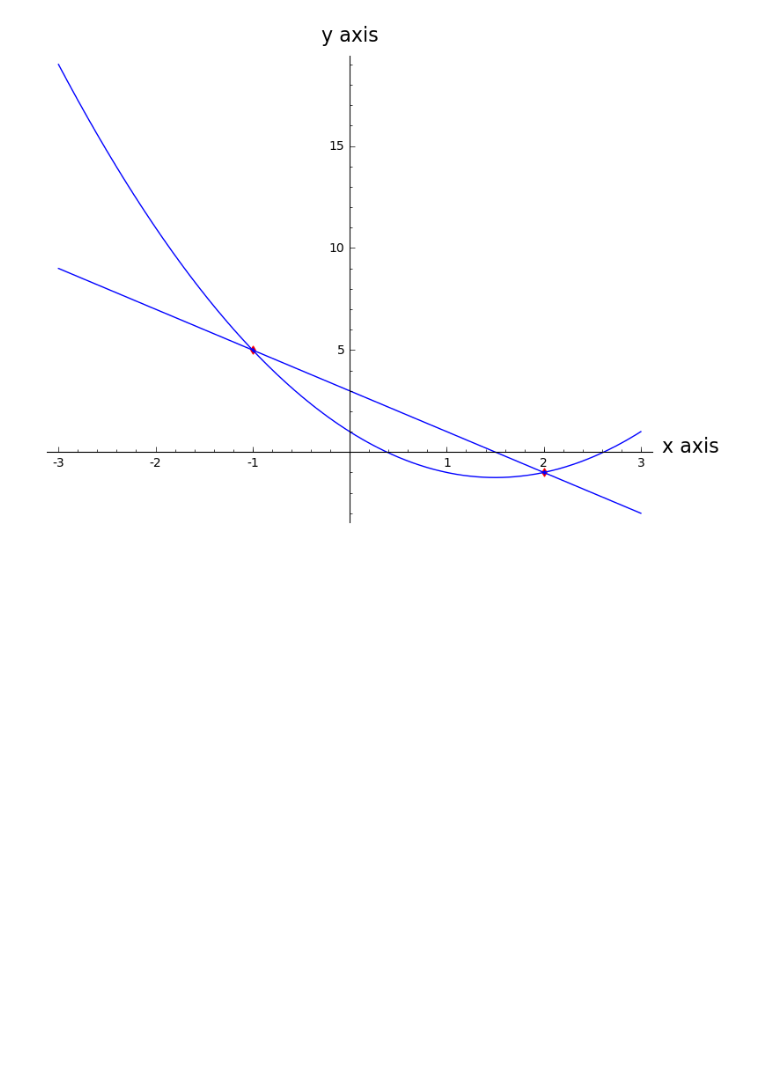
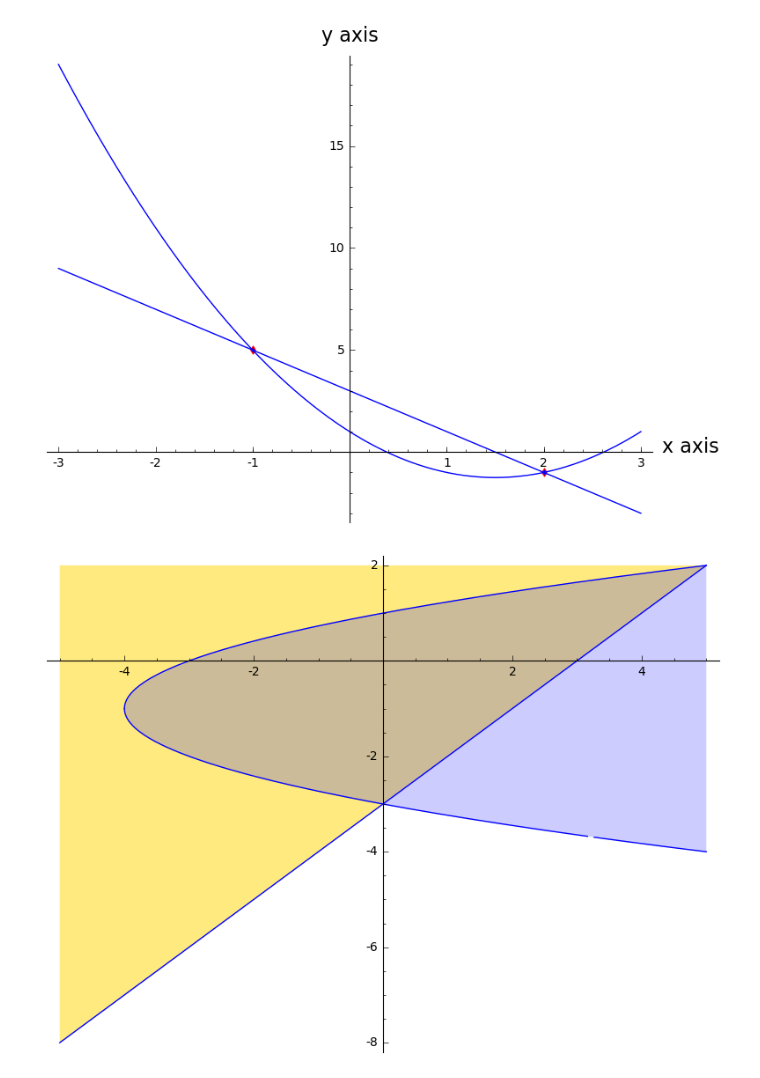
Before and after one commit to mikeg2105/math-tutorial1, a Jupyter notebook: eqnsandinequalities/equationsandinequalities.ipynb, the cells around one changed output. Saved outputs shown, nothing was run; the diff lists cells and outputs as text; code cells hidden in the pictures; blank space fills up the shorter version.

Commit message:
Graphics for colouring inequalities

```diff
--- a/eqnsandinequalities/equationsandinequalities.ipynb
+++ b/eqnsandinequalities/equationsandinequalities.ipynb
@@ -167,3 +167,18 @@ $$ y=x^2-3x+1 $$
 show(point([(-1,5), (2,-1)],marker='d', markeredgecolor='red', size=20)+plot(3-2*x,(x,-3.0,3.0))+plot((x^2-3*x+1),(x,-3.0,3.0)),axes_labels=['x axis','y axis'])
 # %% [output]
 [figure]
+# %%
+g(x) = x-3
+y = var('y')
+eq = x == y^2 + 2*y -3
+sol = solve(eq,y)
+h1(x) = sol[0].rhs()
+h2(x) = sol[1].rhs()
+
+G = Graphics()
+G += plot(g,-5,5, fill=g(5),fillcolor='gold')
+G += plot(h1,-4,5)
+G += plot(h2,-4,5,fill=h1,fillcolor='blue',fillalpha=0.2)
+G.show()
+# %% [output]
+[figure, added]
```
